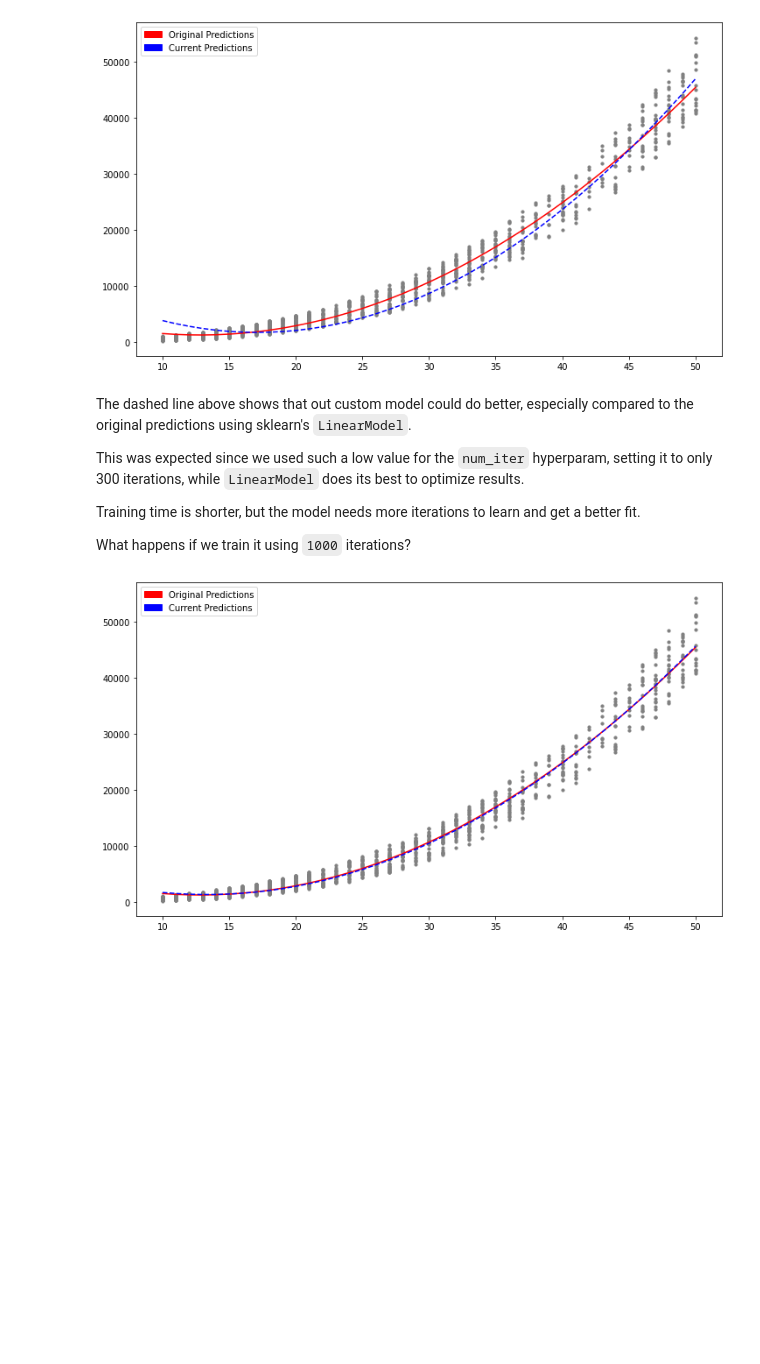
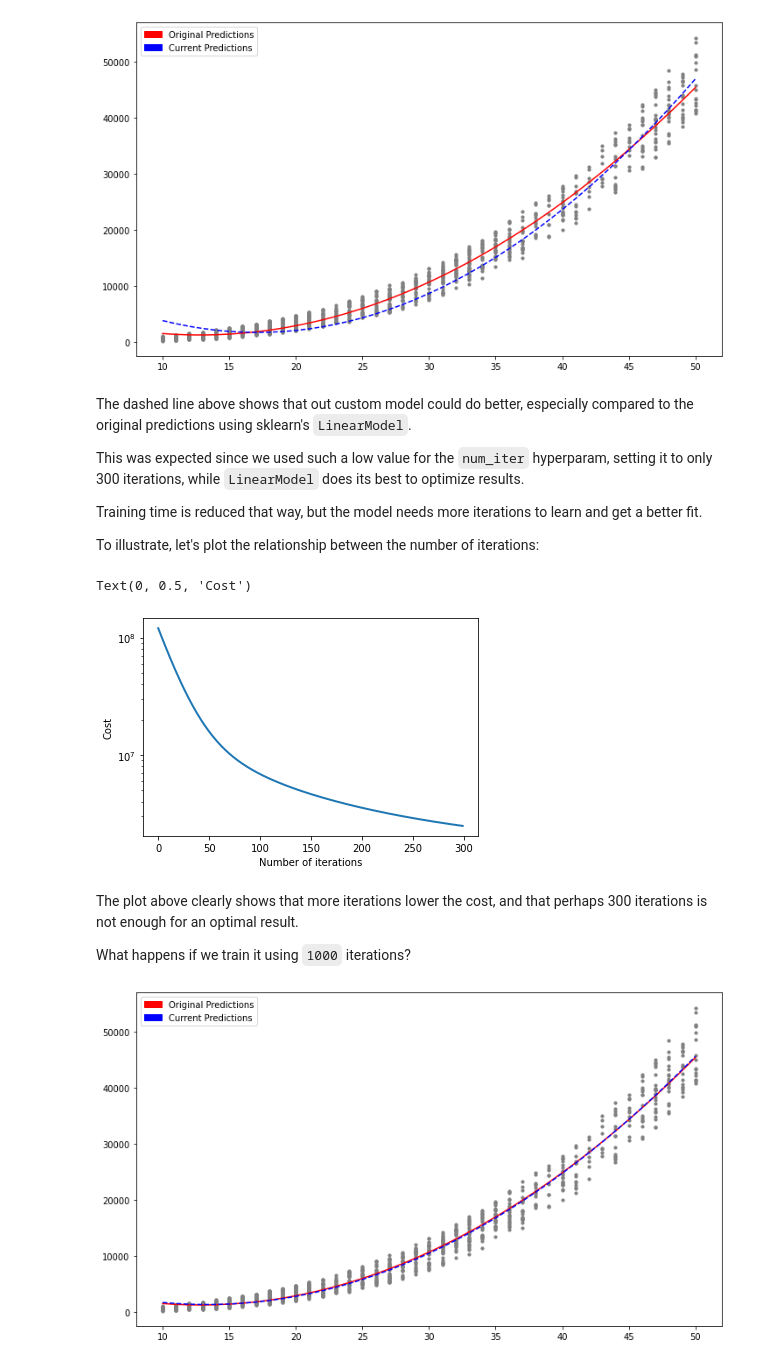
Before and after one commit to MicrosoftDocs/mslearn-introduction-to-machine-learning, a Jupyter notebook: 1b - unit 03.ipynb, the cells around one changed output. Cells and saved outputs as stored; diff of their text form; code cells hidden in the pictures; blank space fills up the shorter version.

Commit message:
1b Unit 03 - Explains hyperprarams and plots cost functions x iterations

```diff
--- a/1b - unit 03.ipynb
+++ b/1b - unit 03.ipynb
@@ -179,7 +194,7 @@ y = dataset["Total Accrued"].values
 # Initialize and train model
 # setting values for learning rate and number of iterations
 model2 = plr.PolynomialLinearRegression()
-model2.fit(X, y, learning_rate=0.01, num_iters=300)
+weights2, J_history2 = model2.fit(X, y, learning_rate=0.01, num_iters=300)
 
 # Generate predictions based on original dataset
 y_hat2 = model2.predict(X)
@@ -207,9 +222,23 @@ The dashed line above shows that out custom model could do better, especially co
 
 This was expected since we used such a low value for the `num_iter` hyperparam, setting it to only 300 iterations, while `LinearModel` does its best to optimize results.
 
-Training time is shorter, but the model needs more iterations to learn and get a better fit.
+Training time is reduced that way, but the model needs more iterations to learn and get a better fit.
 
-What happens if we train it using `1000` iterations?
+To illustrate, let's plot the relationship between the number of iterations:
+# %%
+# Plot cost x Number of iterations
+# Use logarithmic scale since y varies so much
+plt.yscale("log")
+plt.plot(np.arange(len(J_history2)), J_history2, lw=2)
+plt.xlabel("Number of iterations")
+plt.ylabel("Cost")
+# %% [output]
+Text(0, 0.5, 'Cost')
+[figure, added]
+# %% [markdown]
+The plot above clearly shows that more iterations lower the cost, and that perhaps 300 iterations is not enough for an optimal result.
+
+What happens if we train it using `1000` iterations?
 # %%
 # retrain model, using 1000 iterations
 
```
Also changed, not shown: parts of 7 cells of this notebook.
